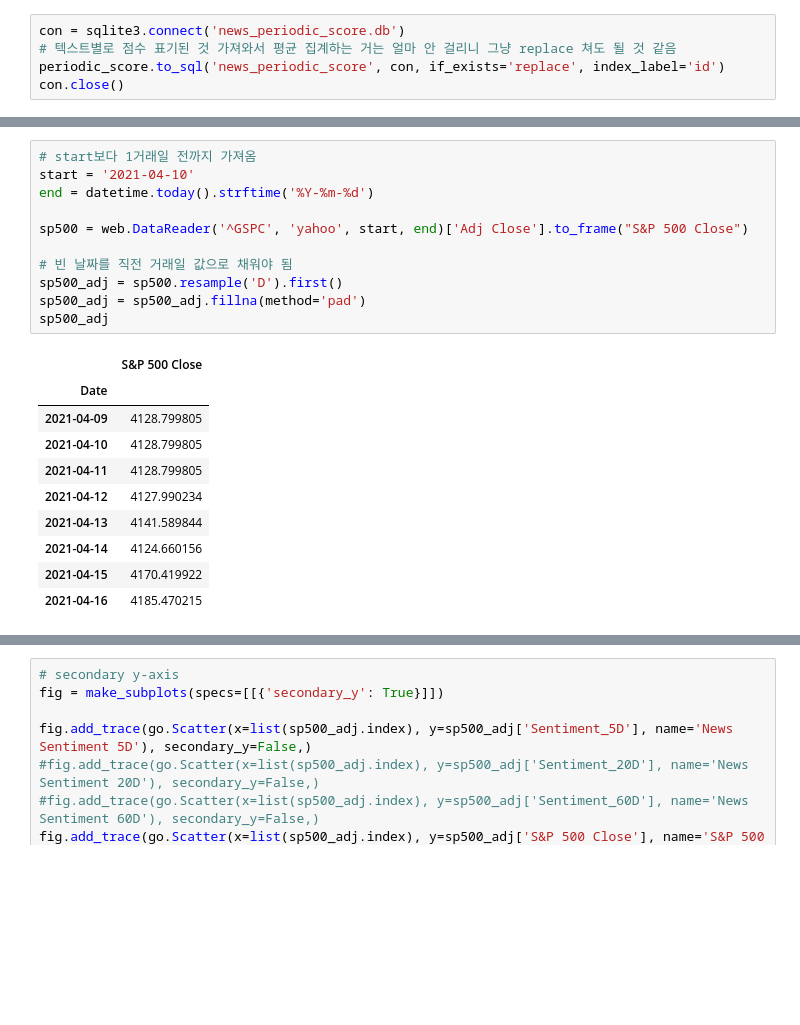
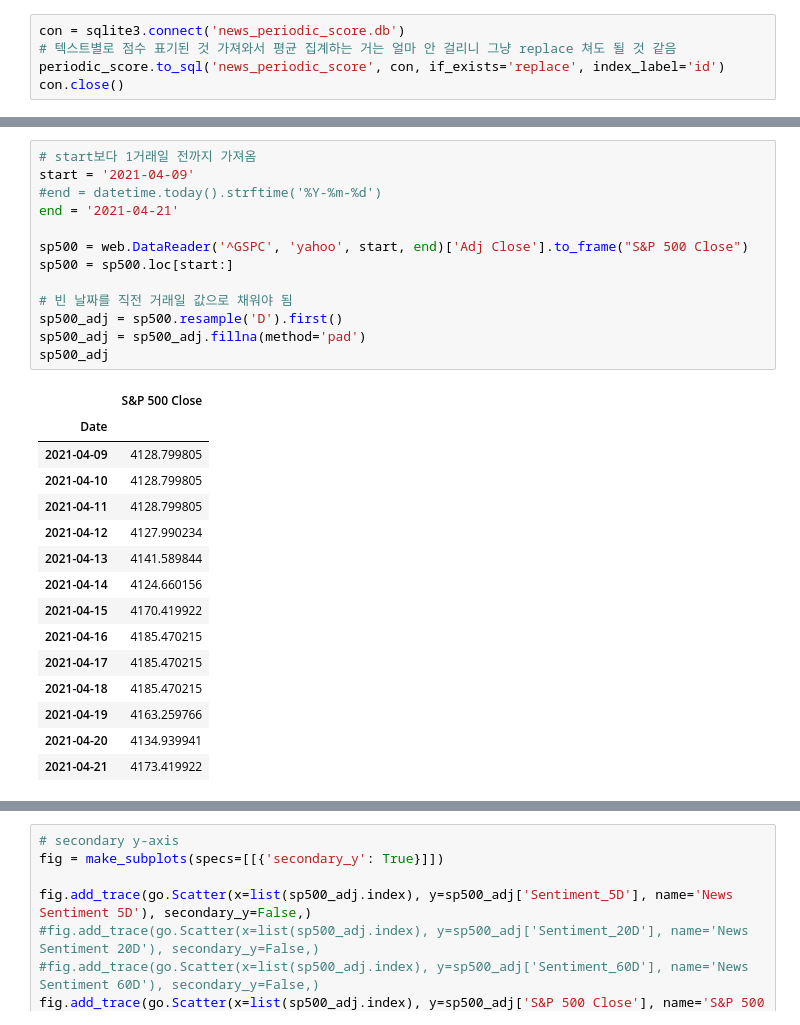
Before and after one commit to JacobJinwonLee/News-Sentiment-Analysis, a Jupyter notebook: NewsPeriodicScore.ipynb, the cells around one changed output, grey strips where cells are left out. Saved outputs shown, nothing was run; the diff lists cells and outputs as text; blank space fills up the shorter version.

```diff
--- a/NewsPeriodicScore.ipynb
+++ b/NewsPeriodicScore.ipynb
@@ -124,22 +143,29 @@ con.close()
 # %%
 # start보다 1거래일 전까지 가져옴
-start = '2021-04-10'
-end = datetime.today().strftime('%Y-%m-%d')
+start = '2021-04-09'
+#end = datetime.today().strftime('%Y-%m-%d')
+end = '2021-04-21'
 
 sp500 = web.DataReader('^GSPC', 'yahoo', start, end)['Adj Close'].to_frame("S&P 500 Close")
+sp500 = sp500.loc[start:]
 
 # 빈 날짜를 직전 거래일 값으로 채워야 됨
 sp500_adj = sp500.resample('D').first()
 sp500_adj = sp500_adj.fillna(method='pad')
 sp500_adj
 # %% [output]
 |  | S&P 500 Close |
 | Date |  |
 | 2021-04-09 | 4128.799805 |
 | 2021-04-10 | 4128.799805 |
 | 2021-04-11 | 4128.799805 |
 | 2021-04-12 | 4127.990234 |
 | 2021-04-13 | 4141.589844 |
 | 2021-04-14 | 4124.660156 |
 | 2021-04-15 | 4170.419922 |
 | 2021-04-16 | 4185.470215 |
+| 2021-04-17 | 4185.470215 |
+| 2021-04-18 | 4185.470215 |
+| 2021-04-19 | 4163.259766 |
+| 2021-04-20 | 4134.939941 |
+| 2021-04-21 | 4173.419922 |
```
Also changed, not shown: parts of 9 cells of this notebook.
